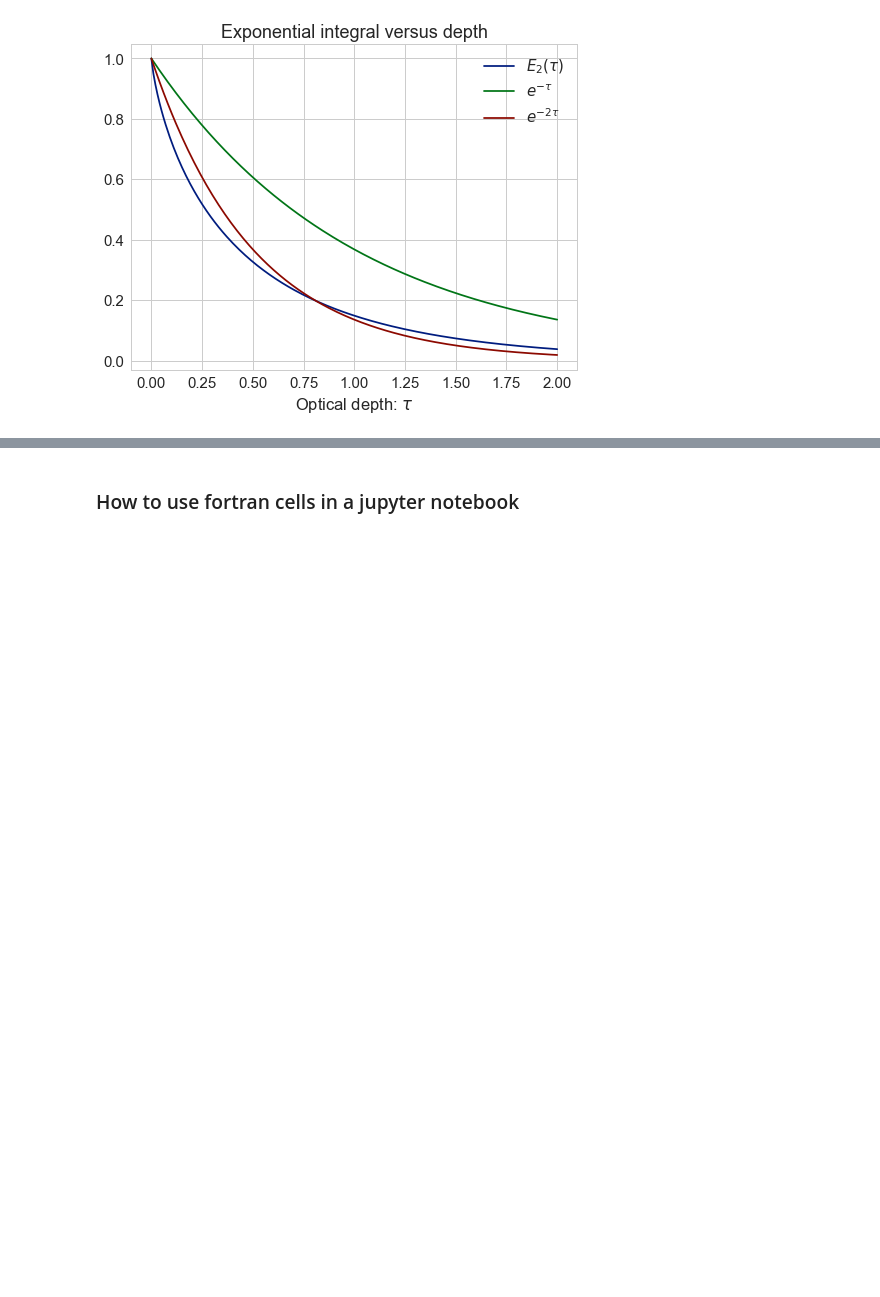
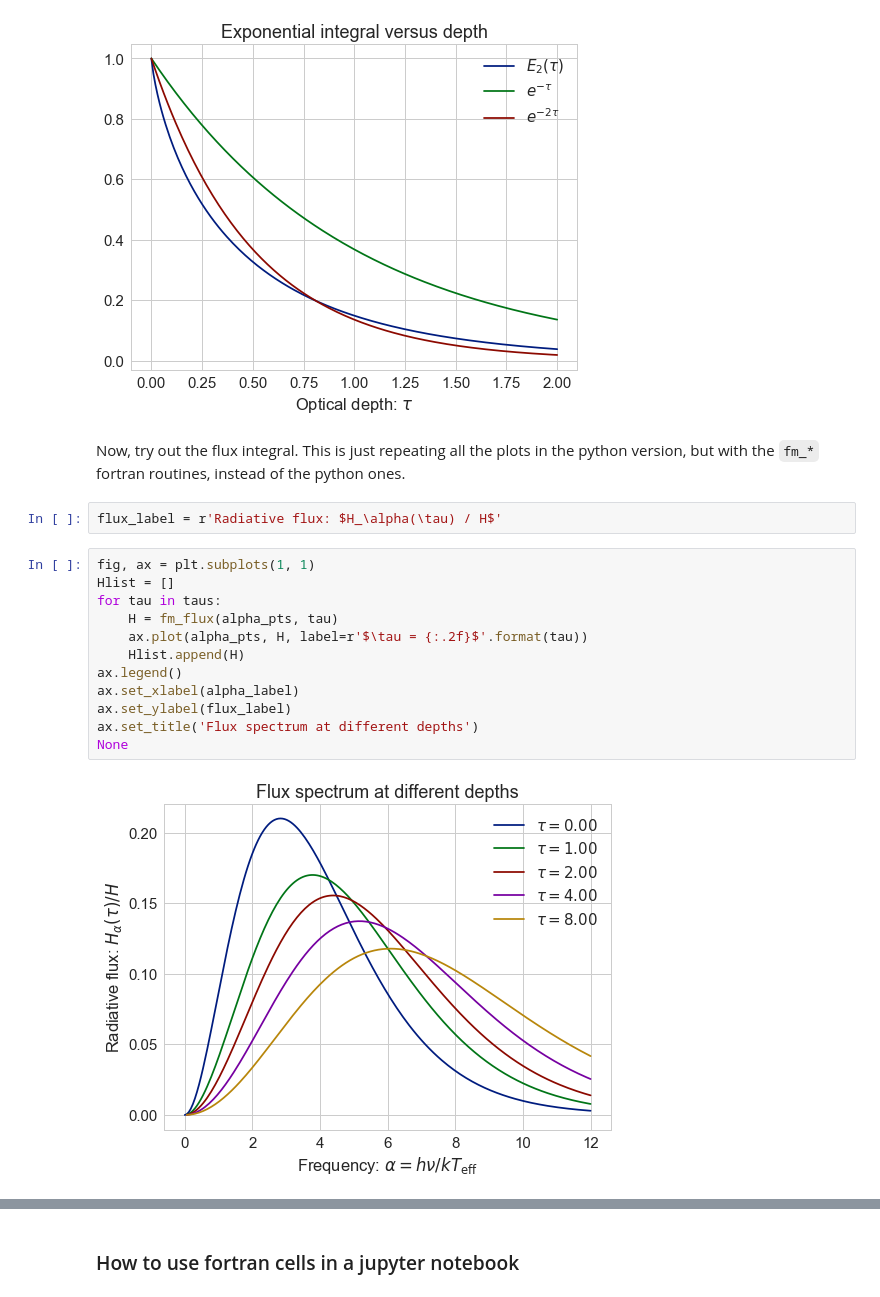
Before and after one commit to deprecated/grey-atmosphere, a Jupyter notebook: Fortran implementation of grey atmosphere.ipynb, the cells around one changed output, grey strips where cells are left out. Saved outputs shown, nothing was run; the diff lists cells and outputs as text; blank space fills up the shorter version.

```diff
--- a/Fortran implementation of grey atmosphere.ipynb
+++ b/Fortran implementation of grey atmosphere.ipynb
@@ -194,3 +108,21 @@ ax.set_title('Exponential integral versus depth')
 None
 # %% [output]
 [figure]
+# %% [markdown]
+Now, try out the flux integral.  This is just repeating all the plots in the python version, but with the `fm_*` fortran routines, instead of the python ones.
+# %%
+flux_label = r'Radiative flux: $H_\alpha(\tau) / H$'
+# %%
+fig, ax = plt.subplots(1, 1)
+Hlist = []
+for tau in taus:
+    H = fm_flux(alpha_pts, tau)
+    ax.plot(alpha_pts, H, label=r'$\tau = {:.2f}$'.format(tau))
+    Hlist.append(H)
+ax.legend()
+ax.set_xlabel(alpha_label)
+ax.set_ylabel(flux_label)
+ax.set_title('Flux spectrum at different depths')
+None
+# %% [output]
+[figure, added]
```
Also changed, not shown: parts of 19 cells of this notebook, 24 other files.
